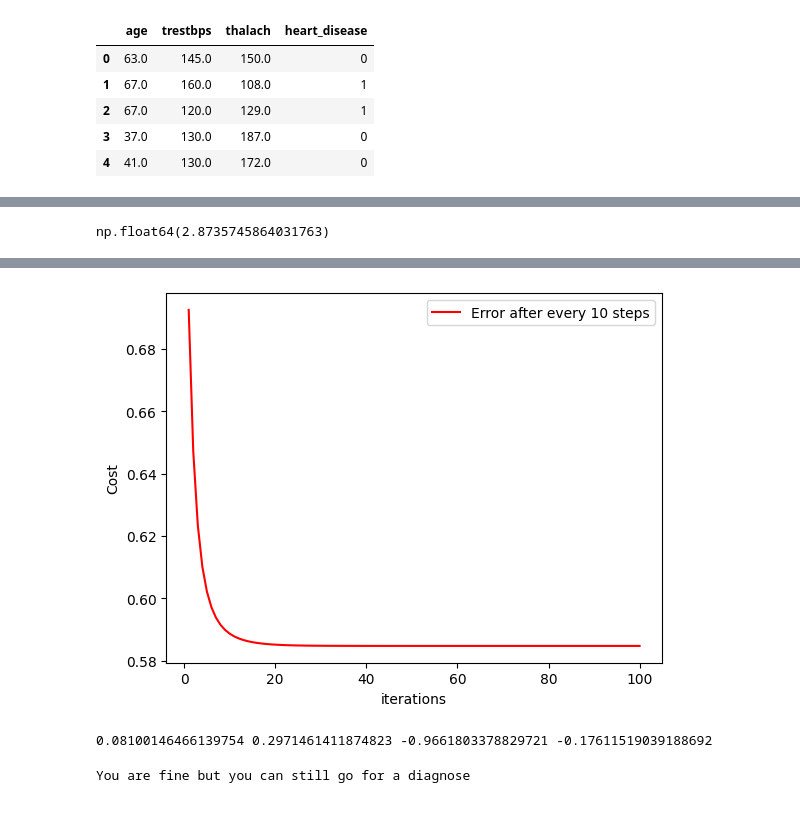
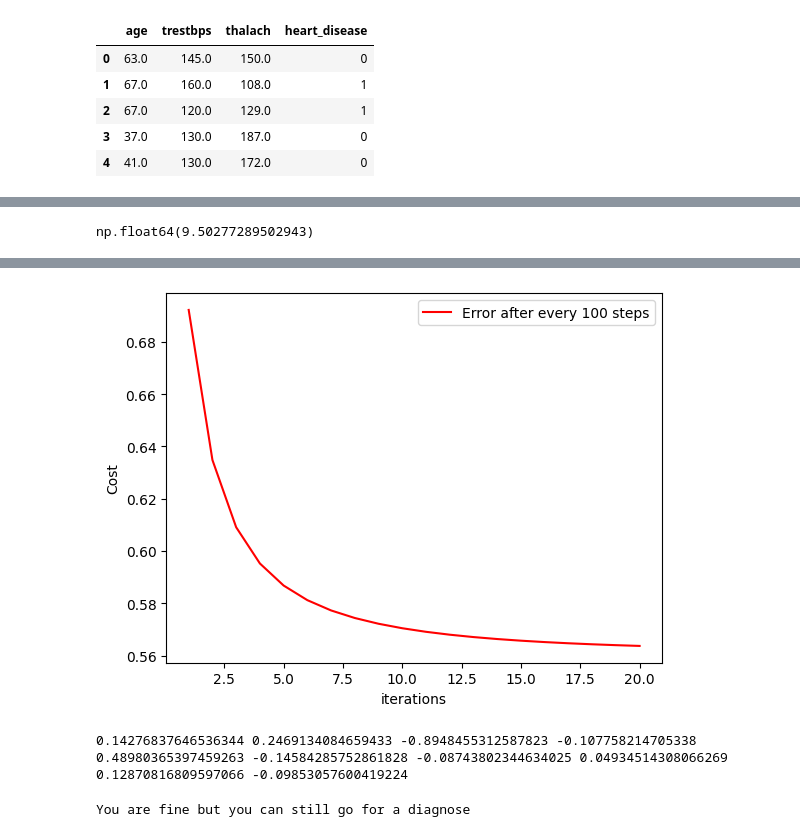
Before and after one commit to SWARITSHUKLA/Logistic-regression-from-scratch, a Jupyter notebook: main.ipynb, the cells around one changed output, grey strips where cells are left out. Saved outputs shown, nothing was run; the diff lists cells and outputs as text; code cells hidden in the pictures.

```diff
--- a/main.ipynb
+++ b/main.ipynb
@@ -104,52 +106,76 @@ def cost_calc(w1,w2,w3,b):
         cost += current_cost
     return cost/m
 # %%
-cost_calc(1,2,3,4)
+cost_calc(1,2,3,4,6,3,2,4,7,8)
 # %% [output]
-np.float64(2.8735745864031763)
+np.float64(9.50277289502943)
 # %%
-def gradient_comp(w1,w2,w3,b):
+def gradient_comp(w1,w2,w3,w4,w5,w6,w7,w8,w9,b):
     m = len(ts_age)
     dw1 = 0
     dw2 = 0
     dw3 = 0
+    dw4 = 0
+    dw5 = 0
+    dw6 = 0
+    dw7 = 0
+    dw8 = 0
+    dw9 = 0
     db = 0
     for i in range(m):
-        y_hat = w1*ts_age[i] + ts_trestbps[i]*w2 + ts_thalach[i]*w3 + b
+        y_hat = w1*ts_age[i] + ts_trestbps[i]*w2 + ts_thalach[i]*w3 + w4*ts_age[i]*ts_trestbps[i] +  w5*ts_age[i]*ts_thalach[i] + w6*ts_thalach[i]*ts_trestbps[i]+ w7*ts_age[i]*ts_age[i] + w8*ts_trestbps[i]*ts_trestbps[i] + w9*ts_thalach[i]*ts_thalach[i] + b
         y_hat = 1 / (1 + math.exp(-y_hat))
         y = ts_target[i]
         dw1 += ((y_hat - y)*ts_age[i])/m
         dw2 += ((y_hat - y)*ts_trestbps[i])/m
         dw3 += ((y_hat - y)*ts_thalach[i])/m
+        dw4 += ((y_hat - y) * ts_age[i] * ts_trestbps[i]) / m
+        dw5 += ((y_hat - y) * ts_age[i] * ts_thalach[i]) / m
+        dw6 += ((y_hat - y) * ts_thalach[i] * ts_trestbps[i]) / m
+        dw7 += ((y_hat - y) * ts_age[i] * ts_age[i]) / m
+        dw8 += ((y_hat - y) * ts_trestbps[i] * ts_trestbps[i]) / m
+        dw9 += ((y_hat - y) * ts_thalach[i] * ts_thalach[i]) / m
         db += (y_hat  - y)/m
-    return dw1,dw2,dw3,db
+    return dw1,dw2,dw3,dw4,dw5,dw6,dw7,dw8,dw9,db
 # %%
-def gradient_descent(epochs=10000,learning_rate=0.01):
+def gradient_descent(epochs=2000,learning_rate=0.01):
     w1=0
     w2=0
     w3=0
+    w4=0
+    w5=0
+    w6=0
+    w7=0
+    w8=0
+    w9=0
     b =0
     cost_history = []
     m = len(ts_age)
     for i in range (epochs):
-        dw1,dw2,dw3,db = gradient_comp(w1,w2,w3,b)
+        dw1,dw2,dw3,dw4,dw5,dw6,dw7,dw8,dw9,db = gradient_comp(w1,w2,w3,w4,w5,w6,w7,w8,w9,b)
         w1 = w1 - learning_rate*dw1
         w2 = w2 - learning_rate*dw2
         w3 = w3 - learning_rate*dw3
+        w4 = w4 - learning_rate*dw4
+        w5 = w5 - learning_rate*dw5
+        w6 = w6 - learning_rate*dw6
+        w7 = w7 - learning_rate*dw7
+        w8 = w8 - learning_rate*dw8
+        w9 = w9 - learning_rate*dw9
         b  = b  - learning_rate*db
         if i%100==0:
-            cost = cost_calc(w1,w2,w3,b)
+            cost = cost_calc(w1,w2,w3,w4,w5,w6,w7,w8,w9,b)
             print(cost)
             cost_history.append(cost)
     x_points = np.linspace(1,epochs//100,epochs//100)
-    sns.lineplot(x = x_points, y = cost_history, color = "red", label = "Error after every 10 steps")
+    sns.lineplot(x = x_points, y = cost_history, color = "red", label = "Error after every 100 steps")
     plt.xlabel("iterations")
     plt.ylabel("Cost")
     plt.legend()
     plt.show()
 
-    return w1,w2,w3,b
+    return w1,w2,w3,w4,w5,w6,w7,w8,w9,b
 # %%
-ow1,ow2,ow3,ob = gradient_descent()
-print(ow1,ow2,ow3,ob)
+ow1,ow2,ow3,ow4,ow5,ow6,ow7,ow8,ow9,ob = gradient_descent()
+print(ow1,ow2,ow3,ow4,ow5,ow6,ow7,ow8,ow9,ob)
 # %% [output]
@@ -173,5 +202,5 @@ print(ow1,ow2,ow3,ob)
-[figure, old version]
+[figure, new version]
-0.08100146466139754 0.2971461411874823 -0.9661803378829721 -0.17611519039188692
+0.14276837646536344 0.2469134084659433 -0.8948455312587823 -0.107758214705338 0.48980365397459263 -0.14584285752861828 -0.08743802344634025 0.04934514308066269 0.12870816809597066 -0.09853057600419224
 # %%
 def predict_heart_disease(age, trestbps, thalach):
     x1 = (age - (Training_set["age"].mean()))/ Training_set["age"].std()
```
Also changed, not shown: parts of 3 cells of this notebook.
